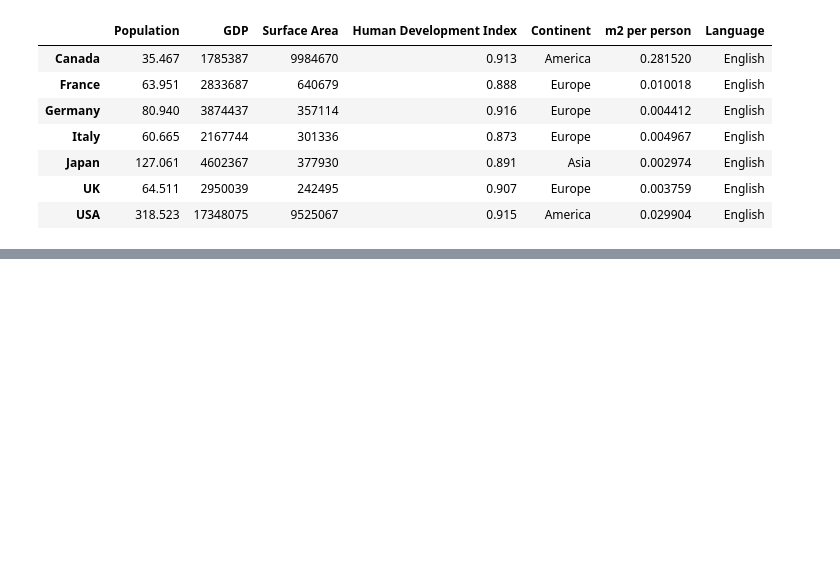
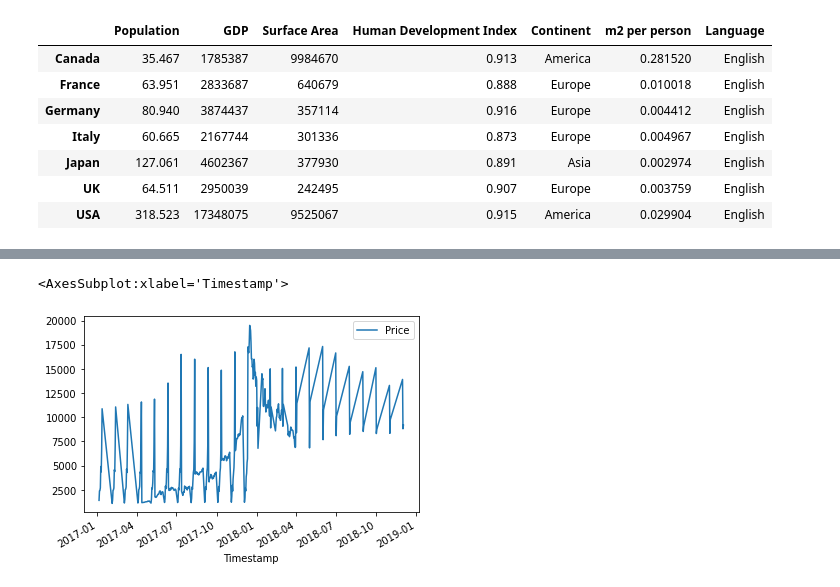
Before and after one commit to DataBadger/PracticeModels, a Jupyter notebook: DataAnalysis/Pandas.ipynb, the cells around one changed output, grey strips where cells are left out. Saved outputs shown, nothing was run; the diff lists cells and outputs as text; code cells hidden in the pictures; blank space fills up the shorter version.

```diff
--- a/DataAnalysis/Pandas.ipynb
+++ b/DataAnalysis/Pandas.ipynb
@@ -509,0 +594,8 @@ df.rename(
+# %%
+df = pd.read_csv(
+    'C:\\Users\\Sasha\\Desktop\\Py\\Git\\PracticeModels\\DataAnalysis\\btc-market-price.csv',
+    header=None,
+    names=['Timestamp','Price'],
+    index_col=0,
+    parse_dates=True
+)
@@ -509,0 +612,5 @@ df.rename(
+# %%
+df.plot()
+# %% [output]
+<AxesSubplot:xlabel='Timestamp'>
+[figure, added]
```
Also changed, not shown: parts of 16 cells of this notebook.
